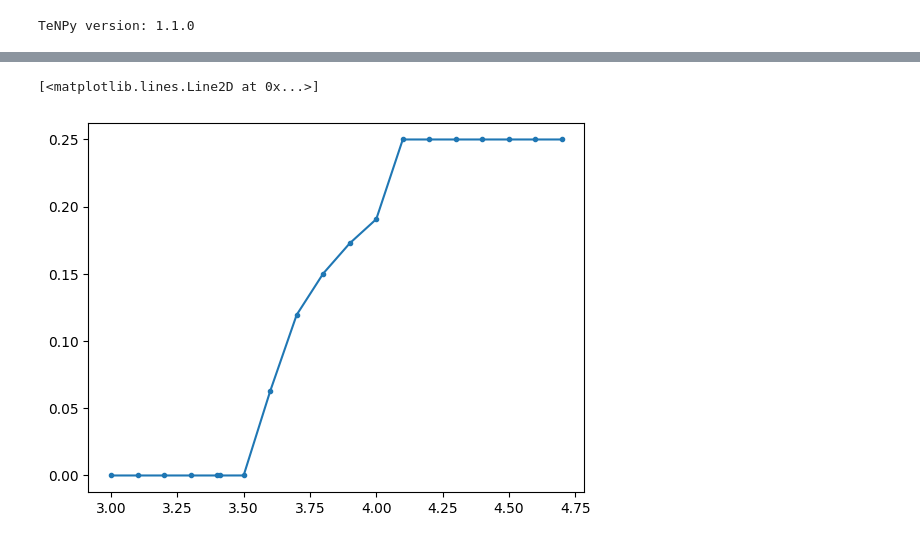
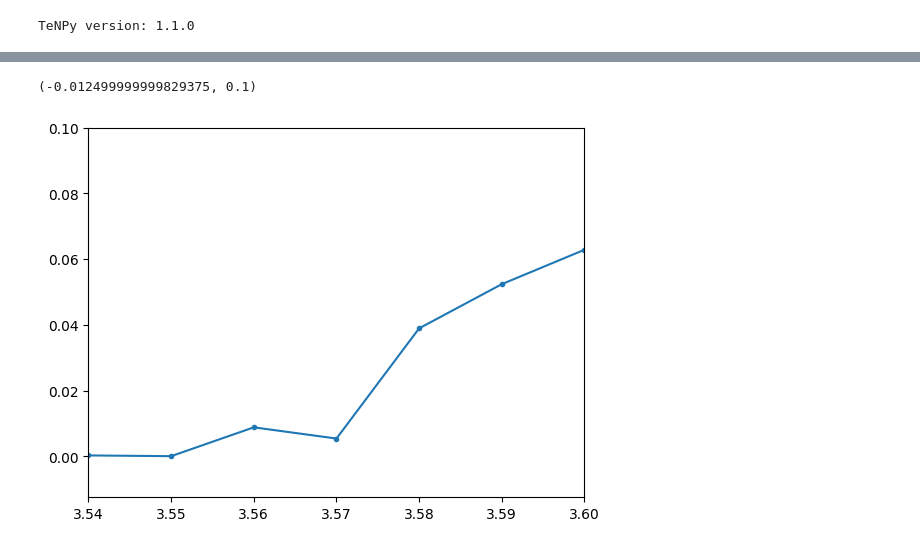
Before and after one commit to aravindhshankar/Spin1LongRangeOrder.jl, a Jupyter notebook: python/notebooks/plot_idmrg_chi100.ipynb, the cells around one changed output, grey strips where cells are left out. Cells and saved outputs as stored; diff of their text form; code cells hidden in the pictures.

```diff
--- a/python/notebooks/plot_idmrg_chi100.ipynb
+++ b/python/notebooks/plot_idmrg_chi100.ipynb
@@ -31,7 +31,8 @@ DATA_ROOT = '../../data/iDMRG/'
 TeNPy version: 1.1.0
 # %%
 # REQ_DATA = 't_1.00_U_0.10_Vpp_0.800/v2/'
-REQ_DATA = 't_1.00_U_0.10_Vpp_0.800_consNf0_25_chimax_100/'
+# REQ_DATA = 't_1.00_U_0.10_Vpp_0.800_consNf0_25_chimax_100/'
+REQ_DATA = 'v2fwd/t_1.00_U_0.10_Vpp_0.800_consNf0_25_chimax_100/'
 PATH_TO_REQ_DATA = os.path.join(DATA_ROOT, REQ_DATA)
 file_list = [os.path.join(PATH_TO_REQ_DATA,f) for f in os.listdir(PATH_TO_REQ_DATA) if "chimax_100" in f]
 def atomic_action(file):
@@ -63,13 +64,15 @@ df.head()
 # %%
 fig, ax = plt.subplots(1)
 mask = df['converged']
 ax.plot(df.loc[mask, 'dV'], np.abs(df.loc[mask, 'mean_Sz']), ls='-', marker='.', c='C0')
 ax.plot(df.loc[~mask, 'dV'], np.abs(df.loc[~mask, 'mean_Sz']), ls='', marker='x', c='r')
+ax.set_xlim(3.54,3.6)
+ax.set_ylim(None, 0.1)
 # ax.plot(df.loc[mask, 'dV'], np.abs(df.loc[mask, 'mean_fill']), ls='-', marker='.', c='C1')
 # ax.plot(df.loc[~mask, 'dV'], np.abs(df.loc[~mask, 'mean_fill']), ls='', marker='x', c='r')
 # ax.plot(df.loc[mask, 'dV'], np.abs(df.loc[mask, 'E']), ls='-', marker='.', c='C2')
 # ax.plot(df.loc[~mask, 'dV'], np.abs(df.loc[~mask, 'E']), ls='', marker='x', c='r')
 # %% [output]
-[<matplotlib.lines.Line2D at 0x...>]
+(-0.012499999999829375, 0.1)
-[figure, old version]
+[figure, new version]
 # %%
```
Also changed, not shown: parts of 3 cells of this notebook.
